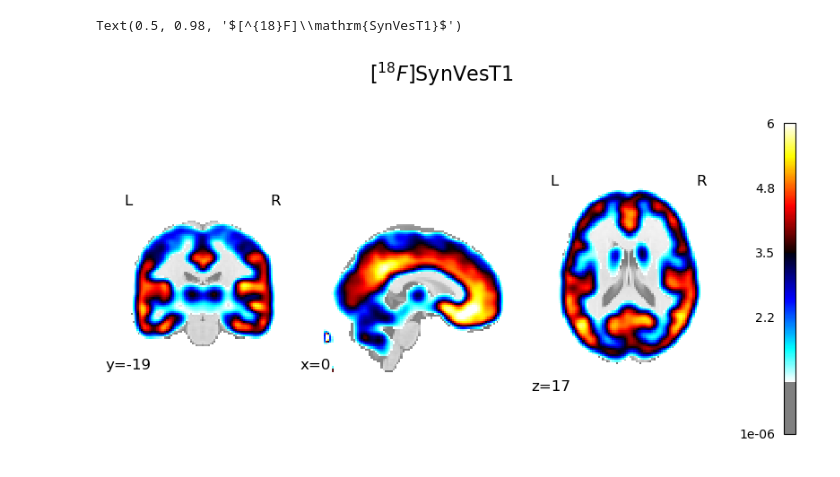
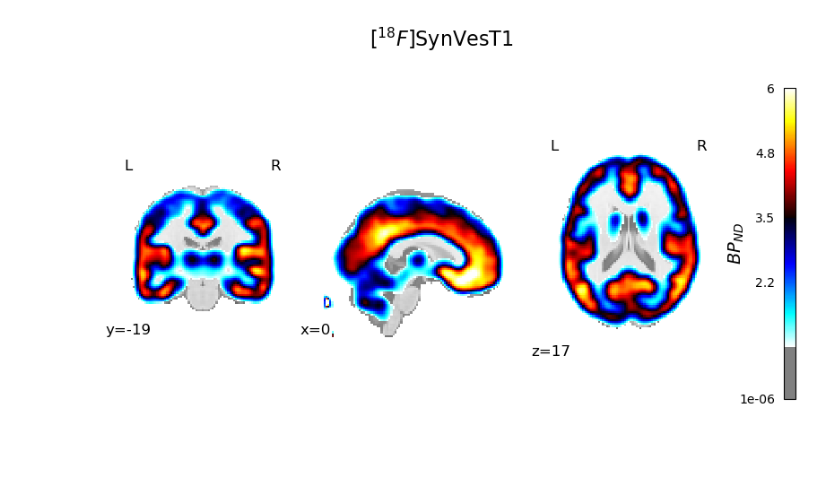
Before and after one commit to ltuominen/SVT1, a Jupyter notebook: code/plot_SVT1.ipynb, the cells around one changed output. Cells and saved outputs as stored; diff of their text form; code cells hidden in the pictures.

```diff
--- a/code/plot_SVT1.ipynb
+++ b/code/plot_SVT1.ipynb
@@ -4,22 +4,26 @@ from nilearn import plotting
 import os
 # %%
 base_path = os.path.dirname(os.getcwd())
-#SUBJECTS_DIR = f'{base_path}/SUBJECTS_DIR'
-#MNI152 = '/usr/local/fsl/data/standard/MNI152_T1_2mm_brain.nii.gz'
 
 svt1 = f'{base_path}/test_subject/mrtm2_sm6/bp.nii.gz'
 
 fig, ax = plt.subplots(figsize=(10, 5))
 
 plotting.plot_stat_map(
     svt1,
     vmin=1,
     vmax=6,
     draw_cross=False,
     black_bg=False,
-    axes=ax
+    axes=ax,
+
 );
-fig.suptitle(r'$[^{18}F]\mathrm{SynVesT1}$', fontsize=16);
+fig.suptitle(r'$[^{18}F]\mathrm{SynVesT1}$', fontsize=16)
+
+
+cbar = fig.axes[-1]  # typically the colorbar is the last axis
+cbar.set_ylabel(r'$BP_{ND}$', rotation=90, labelpad=-55, size=14);
+
+fig.savefig(f'{base_path}/figures/test_subject_bpnd_mni152.png')
 # %% [output]
-Text(0.5, 0.98, '$[^{18}F]\\mathrm{SynVesT1}$')
-[figure, old version]
+[figure, new version]
```
Also changed, not shown: parts of 1 cell of this notebook, 2 other files.
